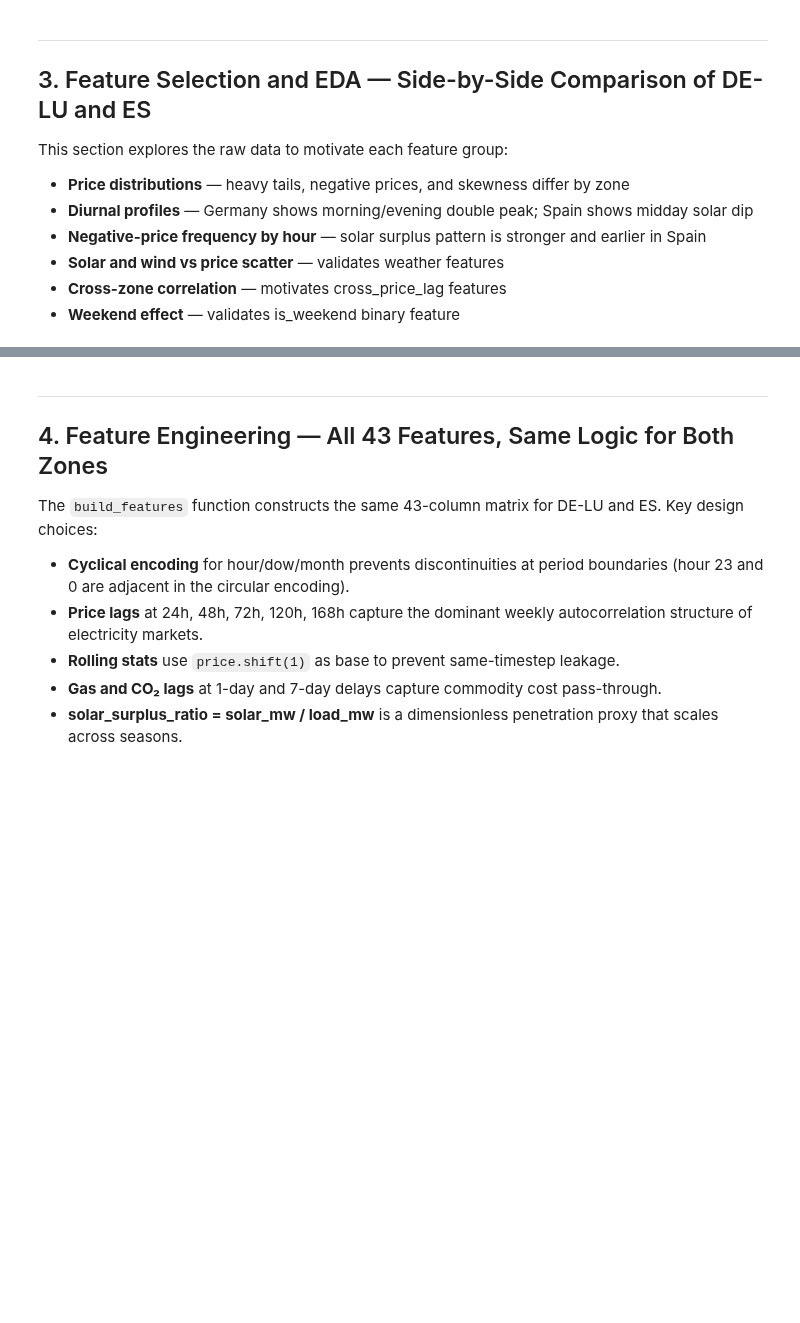
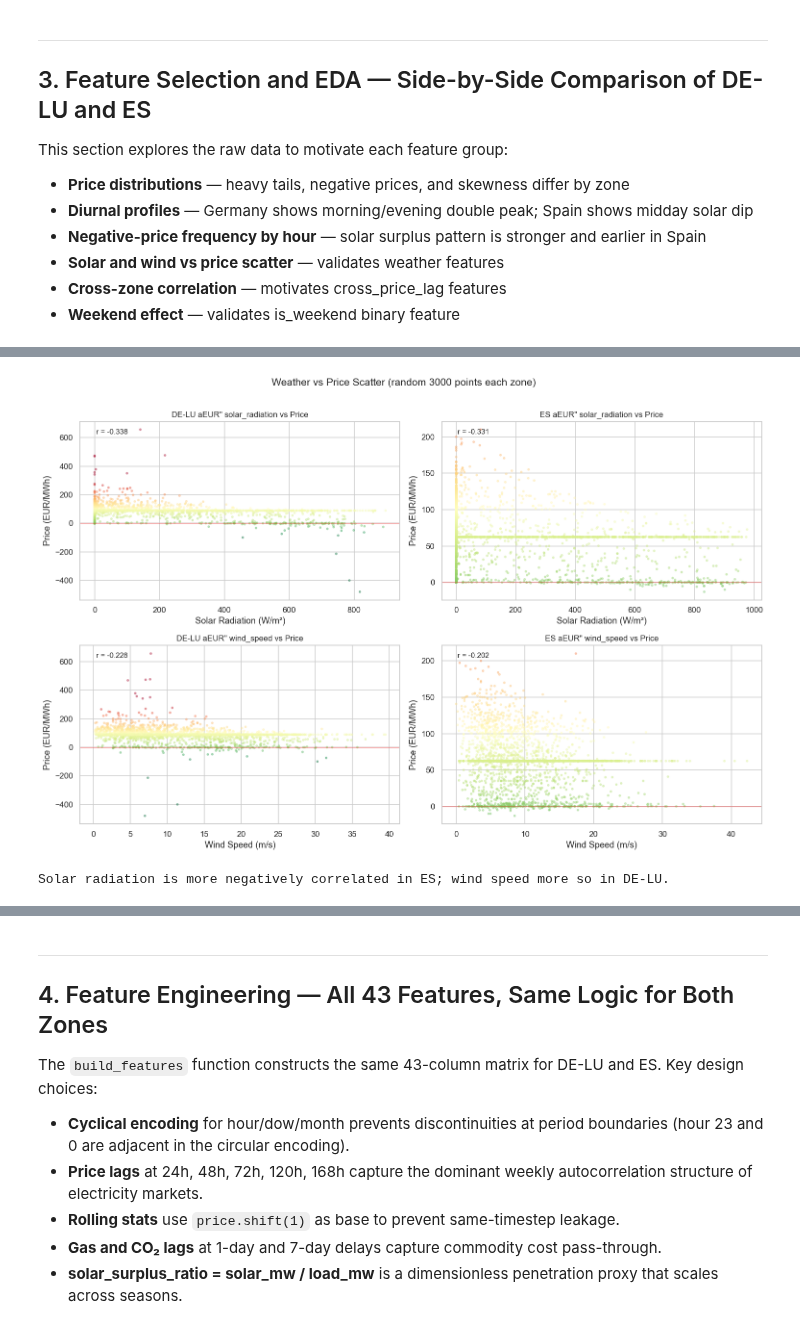
Before and after one commit to lturgut/electricity-forecast, a Jupyter notebook: higher_power_model.ipynb, the cells around one changed output, grey strips where cells are left out. Drawn from its saved outputs; the diff is of its cells as text; code cells hidden in the pictures; blank space fills up the shorter version.

```diff
--- a/higher_power_model.ipynb
+++ b/higher_power_model.ipynb
@@ -410,29 +464,32 @@ print('ES: less frequent aEUR" isolated grid limits renewable export capacity.')
 # %%
-# a"EURa"EUR Plot 4: Weather vs price scatter a"EURa"EURa"EURa"EURa"EURa"EURa"EURa"EURa"EURa"EURa"EURa"EURa"EURa"EURa"EURa"EURa"EURa"EURa"EURa"EURa"EURa"EURa"EURa"EURa"EURa"EURa"EURa"EURa"EURa"EURa"EURa"EURa"EURa"EURa"EURa"EURa"EURa"EURa"EURa"EURa"EURa"EUR
+# ── Plot 4: Weather vs price scatter ──────────────────────────────────────────
 fig, axes = plt.subplots(2, 2, figsize=(14, 9))
 sample_n = 3000
 
 for col_i, zone in enumerate(['DE-LU', 'ES']):
     df = merged[zone].dropna(subset=['solar_radiation', 'wind_speed', 'price'])
     df_s = df.sample(min(sample_n, len(df)), random_state=42)
 
     for row_i, (var, xlabel) in enumerate([
         ('solar_radiation', 'Solar Radiation (W/m\u00b2)'),
         ('wind_speed', 'Wind Speed (m/s)'),
     ]):
         ax = axes[row_i][col_i]
         ax.scatter(df_s[var], df_s['price'],
                    c=df_s['price'], cmap='RdYlGn_r',
                    alpha=0.35, s=6, vmin=-100, vmax=300)
         ax.axhline(0, color='red', lw=0.8, alpha=0.5)
         corr = df_s[var].corr(df_s['price'])
-        ax.set_title(f'{zone} aEUR" {var} vs Price', fontsize=11)
+        ax.set_title(f'{zone} — {var} vs Price', fontsize=11)
         ax.set_xlabel(xlabel)
         ax.set_ylabel('Price (EUR/MWh)')
         ax.text(0.05, 0.93, f'r = {corr:.3f}', transform=ax.transAxes, fontsize=10)
 
 plt.suptitle('Weather vs Price Scatter (random 3000 points each zone)', fontsize=14, y=1.01)
 plt.tight_layout()
 plt.show()
 print('Solar radiation is more negatively correlated in ES; wind speed more so in DE-LU.')
+# %% [output]
+[figure, added]
+Solar radiation is more negatively correlated in ES; wind speed more so in DE-LU.
 # %%
```
Also changed, not shown: parts of 32 cells of this notebook.
